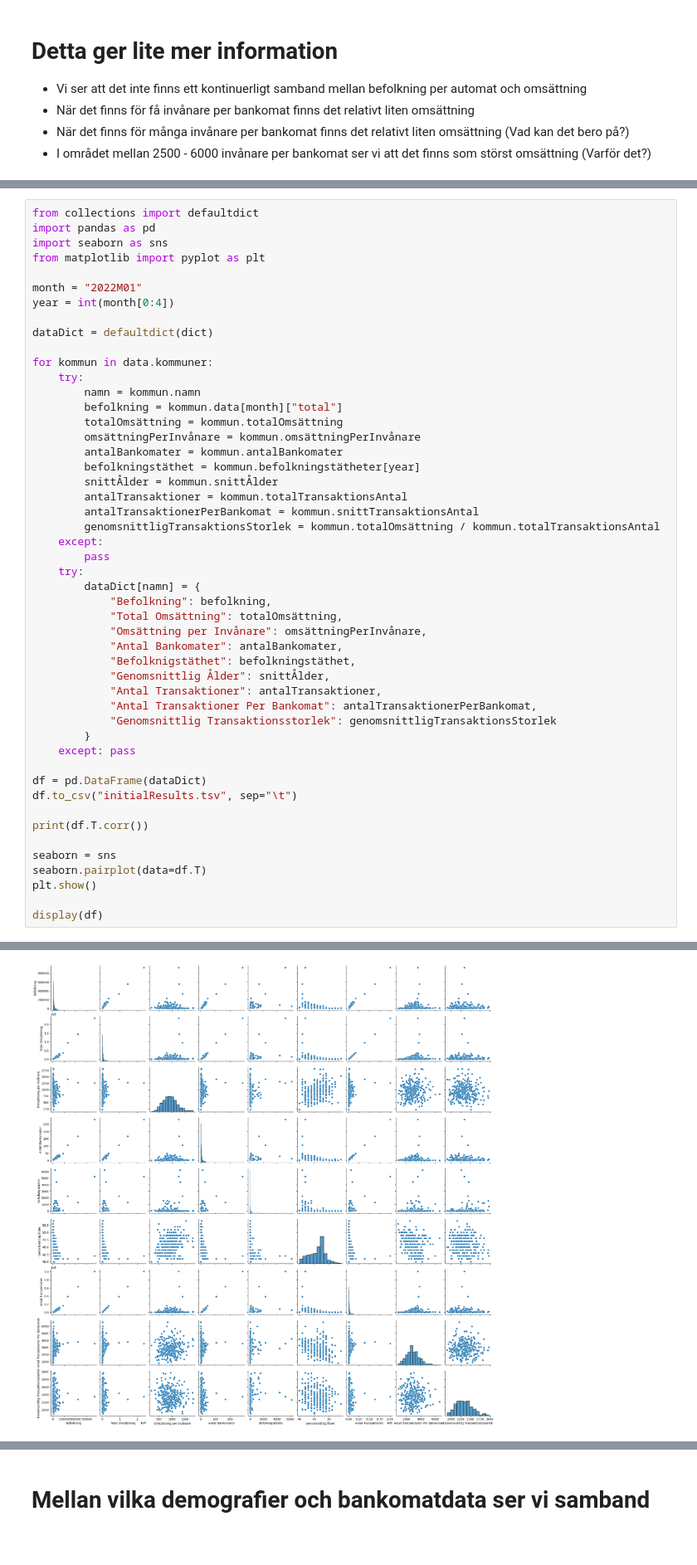
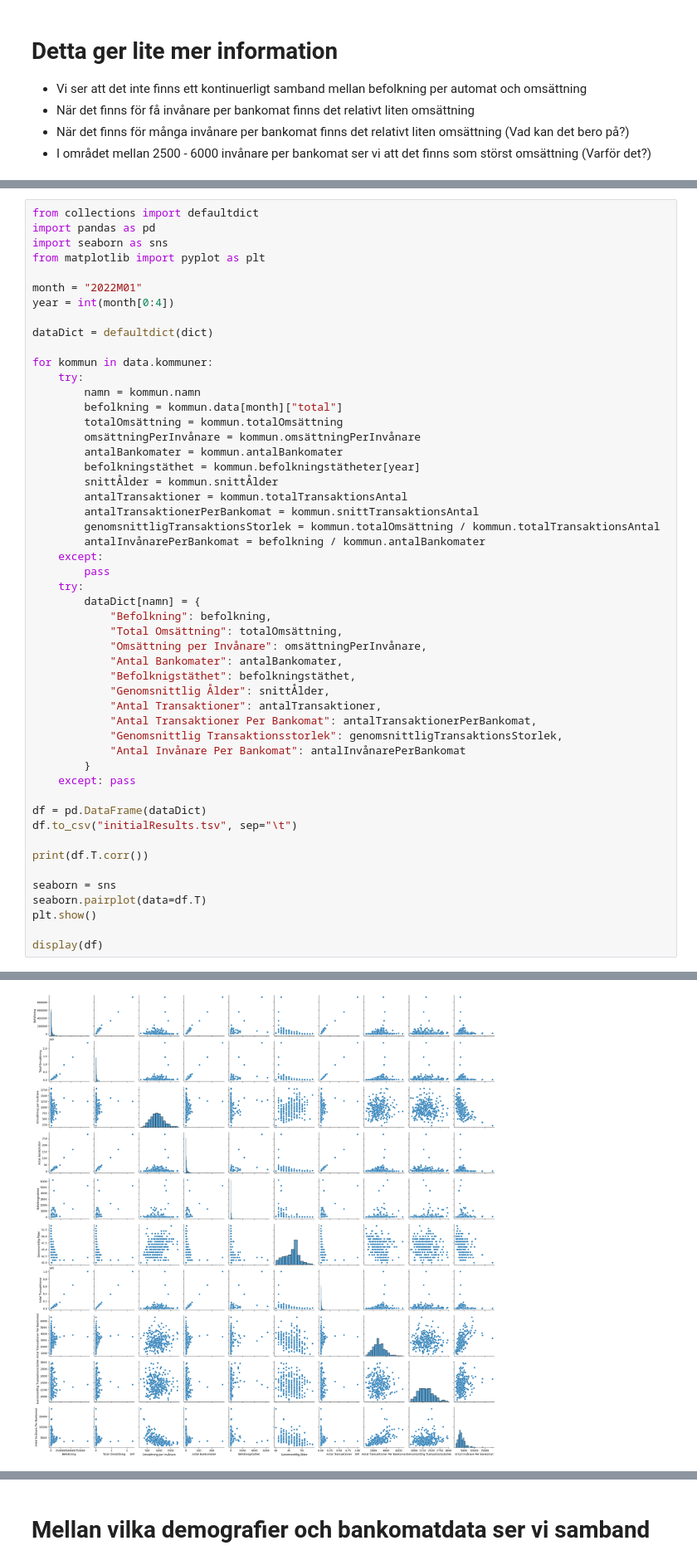
Before and after one commit to FabianFix/Kvaff-Projekt, a Jupyter notebook: project.ipynb, the cells around one changed output, grey strips where cells are left out. Shown at 83% size. Cells and saved outputs as stored; diff of their text form.

```diff
--- a/project.ipynb
+++ b/project.ipynb
@@ -124,6 +124,7 @@ for kommun in data.kommuner:
         antalTransaktioner = kommun.totalTransaktionsAntal
         antalTransaktionerPerBankomat = kommun.snittTransaktionsAntal
         genomsnittligTransaktionsStorlek = kommun.totalOmsättning / kommun.totalTransaktionsAntal
+        antalInvånarePerBankomat = befolkning / kommun.antalBankomater
     except:
         pass
     try:
@@ -136,7 +137,8 @@ for kommun in data.kommuner:
             "Genomsnittlig Ålder": snittÅlder,
             "Antal Transaktioner": antalTransaktioner,
             "Antal Transaktioner Per Bankomat": antalTransaktionerPerBankomat,
-            "Genomsnittlig Transaktionsstorlek": genomsnittligTransaktionsStorlek
+            "Genomsnittlig Transaktionsstorlek": genomsnittligTransaktionsStorlek,
+            "Antal Invånare Per Bankomat": antalInvånarePerBankomat
         }
     except: pass
 
@@ -171,4 +173,4 @@ Genomsnittlig Transaktionsstorlek                           1.000000
-[figure, old version]
+[figure, new version]
 |  | Vallentuna | Österåker | Värmdö | Järfälla | Ekerö | Huddinge | Botkyrka | Salem | Haninge | Tyresö | ... |
 | Befolkning | 3.266600e+04 | 4.587400e+04 | 4.405200e+04 | 7.884400e+04 | 2.771600e+04 | 1.082590e+05 | 9.047500e+04 | 1.638000e+04 | 9.039300e+04 | 4.676600e+04 | ... |
 | Total Omsättning | 3.421275e+07 | 4.596429e+07 | 4.843284e+07 | 1.315779e+08 | 1.896556e+07 | 2.114562e+08 | 2.171744e+08 | 2.088732e+07 | 1.992037e+08 | 6.901926e+07 | ... |
```
Also changed, not shown: parts of 3 cells of this notebook, 1 other file.
